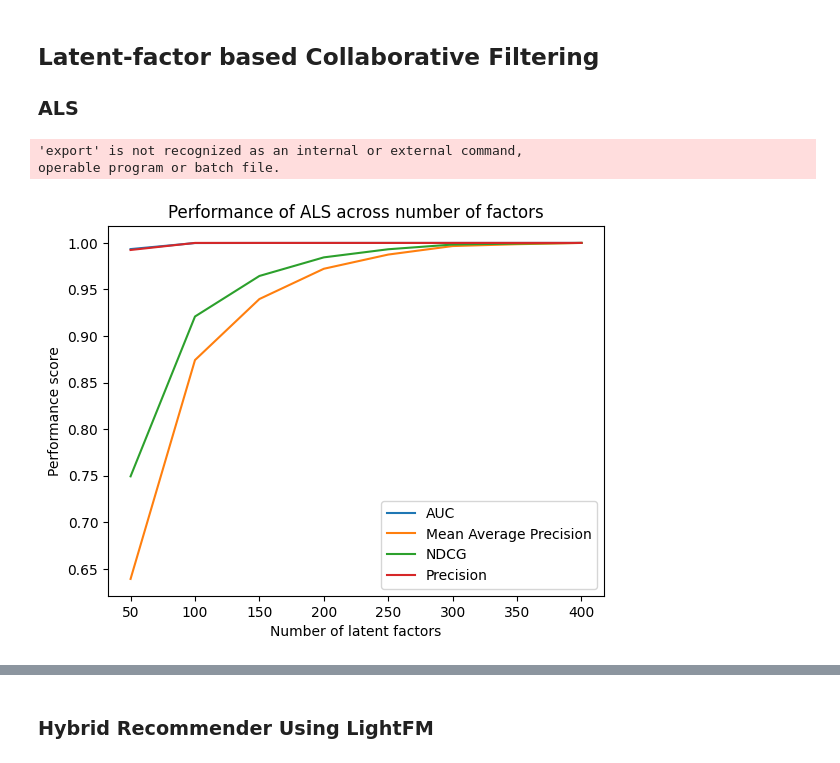
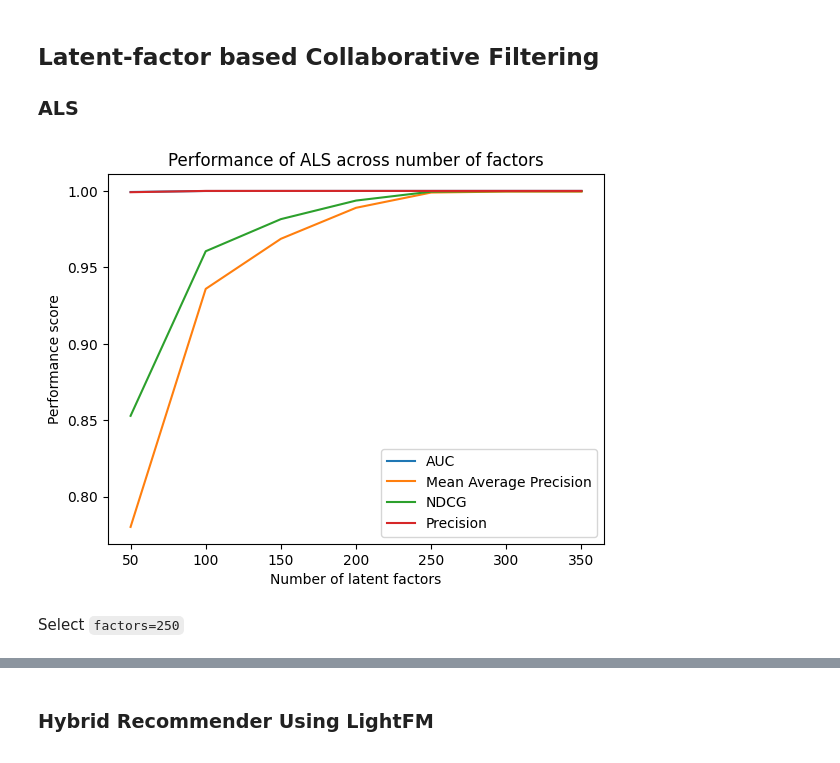
Before and after one commit to K-Winkles/kaban-multimodel-recommender, a Jupyter notebook: dev/main.ipynb, the cells around one changed output, grey strips where cells are left out. Cells and saved outputs as stored; diff of their text form; code cells hidden in the pictures.

```diff
--- a/dev/main.ipynb
+++ b/dev/main.ipynb
@@ -478,49 +237,46 @@ ndcg_list = []
 precision_list = []
 
 factors = [50, 100, 150, 200, 250, 300,
-           350, 400]
+           350]
 
 for factor in factors:
     model = ALS(
         factors=factor,
-        regularization=0.1,
-        alpha=1,
-        calculate_training_loss=True,
+        regularization=0.05,
+        alpha=1.5,
         use_cg=True,
-        iterations=30,
+        iterations=20,
         random_state=143
     )
-    model.fit(csr_utility)
+    model.fit(csr_utility, show_progress=False)
 
     # evaluation
     training_set, test_set = train_test_split(
         csr_utility,
         train_percentage=0.85,
         random_state=143
     )
     auc = AUC_at_k(model,training_set,test_set,
                 K=len(df_utility), show_progress=True)
     mean_ave_precision = mean_average_precision_at_k(model, training_set,
                 test_set, K=len(df_utility), show_progress=True)
     ndcg = ndcg_at_k(model, training_set, test_set,
                 K=len(df_utility), show_progress=True)
     precision = precision_at_k(model, training_set,
                 test_set, K=len(df_utility), show_progress=True)
     auc_list.append(auc)
     mean_ave_precision_list.append(mean_ave_precision)
     ndcg_list.append(ndcg)
     precision_list.append(precision)
 
 plt.plot(factors, auc_list, label='AUC')
 plt.plot(factors, mean_ave_precision_list, label='Mean Average Precision')
 plt.plot(factors, ndcg_list, label='NDCG')
 plt.plot(factors, precision_list, label='Precision')
 plt.xlabel('Number of latent factors')
 plt.ylabel('Performance score')
 plt.title("Performance of ALS across number of factors")
 plt.legend()
 plt.show()
 # %% [output]
-'export' is not recognized as an internal or external command,
-operable program or batch file.
-[figure, old version]
+[figure, new version]
@@ -546 +283,3 @@ userids_ilocs = get_ilocs(df_utility, userids)
+# %% [markdown]
+Select `factors=250`
 # %%
```
Also changed, not shown: parts of 30 cells of this notebook, 1 other file.
